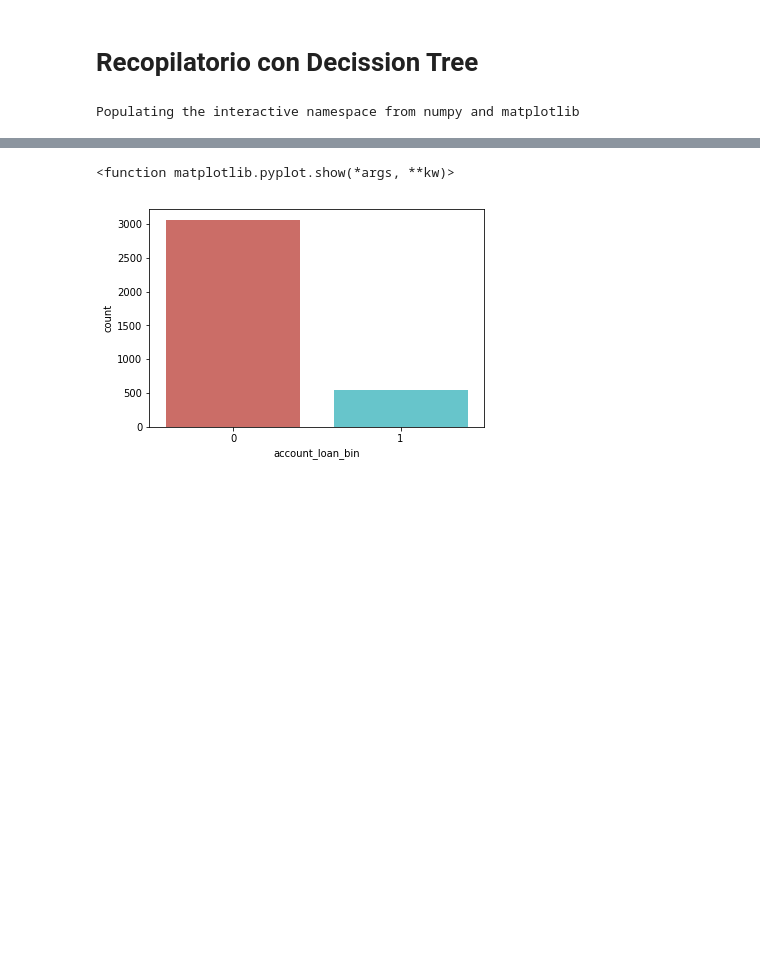
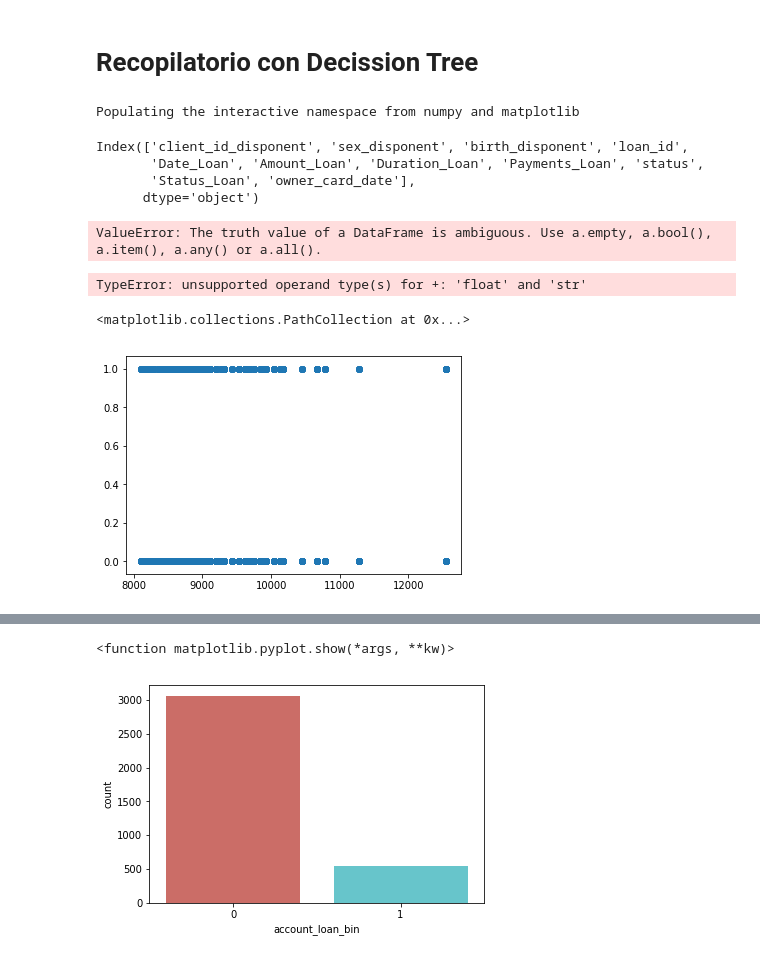
Before and after one commit to osmaac/master-data-science, a Jupyter notebook: Prueba con Decission .ipynb, the cells around one changed output, grey strips where cells are left out. Cells and saved outputs as stored; diff of their text form; code cells hidden in the pictures; blank space fills up the shorter version.

```diff
--- a/Prueba con Decission .ipynb
+++ b/Prueba con Decission .ipynb
@@ -15,4 +15,27 @@ df= pd.read_csv("C://Master Data Science/Master en Data Science/TFM/Transaccione
+# %%
+df.columns[df.isnull().sum()!=0]
+# %% [output]
+Index(['client_id_disponent', 'sex_disponent', 'birth_disponent', 'loan_id',
+       'Date_Loan', 'Amount_Loan', 'Duration_Loan', 'Payments_Loan', 'status',
+       'Status_Loan', 'owner_card_date'],
+      dtype='object')
 # %%
 df1_original=df[['frequency', 'sex_owner','sex_disponent', 'Ord_Insurance','Ord_Insurance_amount','Ord_Household_Payment',
         'Ord_Household_Payment_amount','Ord_Loan_Payment','Ord_Loan_Payment_amount','Ord_Leasing','Ord_Leasing_amount',
         'Ord_Empty','Ord_Empty_amount']]
+# %%
+#Vemos que los datos de Ord_Loan están muy correlacionados con account_loan_bin
+print(np.corrcoef(df["account_loan_bin"],df["Ord_Loan_Payment"],df))
+print(np.corrcoef(df["account_loan_bin"],df["Ord_Loan_Payment_amount"]))
+print(np.corrcoef(df["account_loan_bin"],df["sex_owner"]))
+# %% [output]
+ValueError: The truth value of a DataFrame is ambiguous. Use a.empty, a.bool(), a.item(), a.any() or a.all().
+# %%
+print(np.corrcoef(df))
+# %% [output]
+TypeError: unsupported operand type(s) for +: 'float' and 'str'
+# %%
+plt.scatter(df["avg_salary"],df["account_loan_bin"])
+# %% [output]
+<matplotlib.collections.PathCollection at 0x...>
+[figure, added]
```
Also changed, not shown: parts of 25 cells of this notebook, 1 other file.
